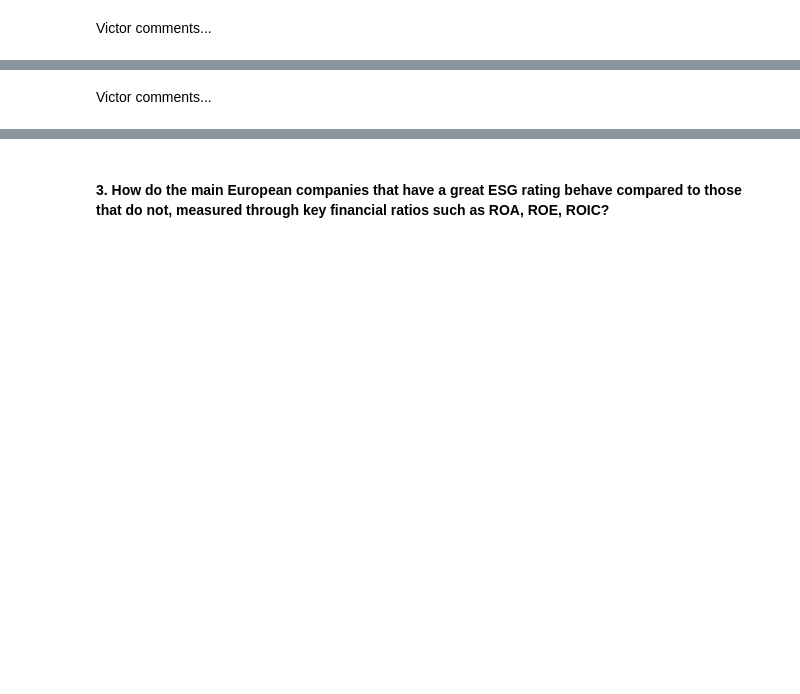
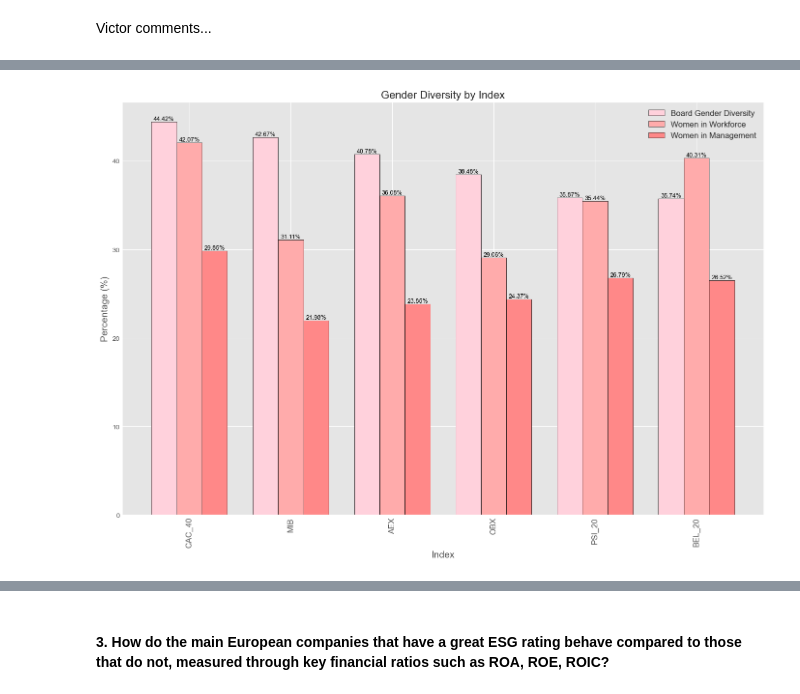
Before and after one commit to rodrigonalo/hslu-cip, a Jupyter notebook: scripts/Group_8_Delivery.ipynb, the cells around one changed output, grey strips where cells are left out. Cells and saved outputs as stored; diff of their text form; code cells hidden in the pictures; blank space fills up the shorter version.

Commit message:
group8

```diff
--- a/scripts/Group_8_Delivery.ipynb
+++ b/scripts/Group_8_Delivery.ipynb
@@ -194,2 +197,43 @@ plt.show()
-# %% [markdown]
-Victor comments...
+# %%
+avg_gender_data = df_final[df_final['Index'] != 'ISEQ'].groupby('Index').agg({
+    'Board Gender Diversity (Female Board Members / Total Board Members) In %': 'mean',
+    'Share Of Women In Total Workforce In %': 'mean',
+    'Share Of Women In Management Bodies In %': 'mean'
+}).reset_index()
+
+# Sort the data within each 'Index' group by the size of the values
+avg_gender_data['Board Gender Diversity %'] = avg_gender_data['Board Gender Diversity (Female Board Members / Total Board Members) In %'] * 100
+avg_gender_data['Women in Workforce %'] = avg_gender_data['Share Of Women In Total Workforce In %'] * 100
+avg_gender_data['Women in Management %'] = avg_gender_data['Share Of Women In Management Bodies In %'] * 100
+
+# Sort the bars within each index group
+avg_gender_data.sort_values(by=['Board Gender Diversity %', 'Women in Workforce %', 'Women in Management %'],
+                            ascending=False, inplace=True)
+
+
+indices = np.arange(len(avg_gender_data['Index']))
+
+# Plot
+plt.figure(figsize=(14, 10))
+plt.style.use('ggplot')
+plt.bar(indices - 0.25, avg_gender_data['Board Gender Diversity %'],
+        0.25, label='Board Gender Diversity', color='#FFD1DC', edgecolor='black')
+plt.bar(indices, avg_gender_data['Women in Workforce %'],
+        0.25, label='Women in Workforce', color='#FFABAB', edgecolor='black')
+plt.bar(indices + 0.25, avg_gender_data['Women in Management %'],
+        0.25, label='Women in Management', color='#FF8888', edgecolor='black')
+plt.xlabel('Index', fontsize=14)
+plt.ylabel('Percentage (%)', fontsize=14)
+plt.title('Gender Diversity by Index', fontsize=16)
+plt.xticks(indices, avg_gender_data['Index'], rotation=90, fontsize=12)
+plt.legend(fontsize=12)
+plt.tight_layout()
+
+# Data labels
+for i, rect in enumerate(plt.gca().patches):
+    plt.gca().text(rect.get_x() + rect.get_width() / 2, rect.get_height(),
+                   f'{rect.get_height():.2f}%', ha='center', va='bottom', fontsize=9, color='black')
+
+plt.show()
+# %% [output]
+[figure, added]
```
Also changed, not shown: parts of 7 cells of this notebook.
